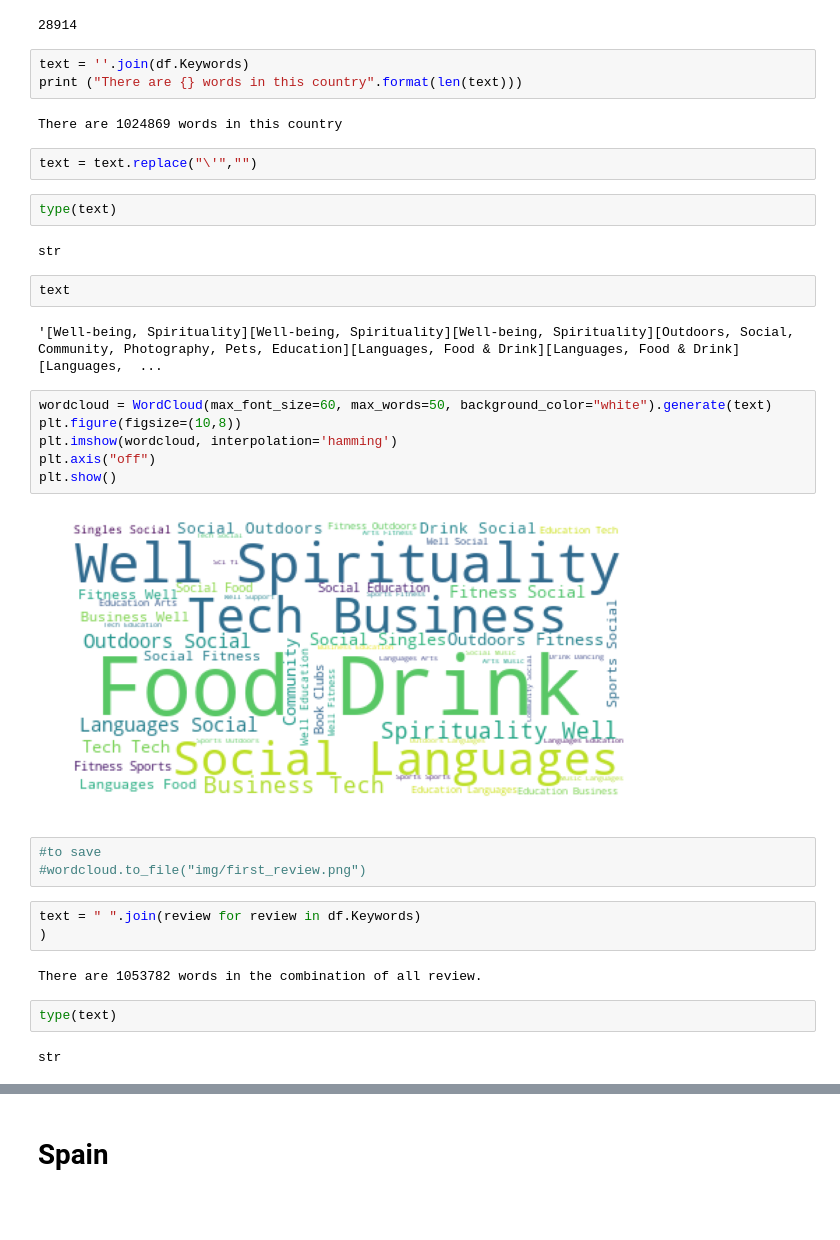
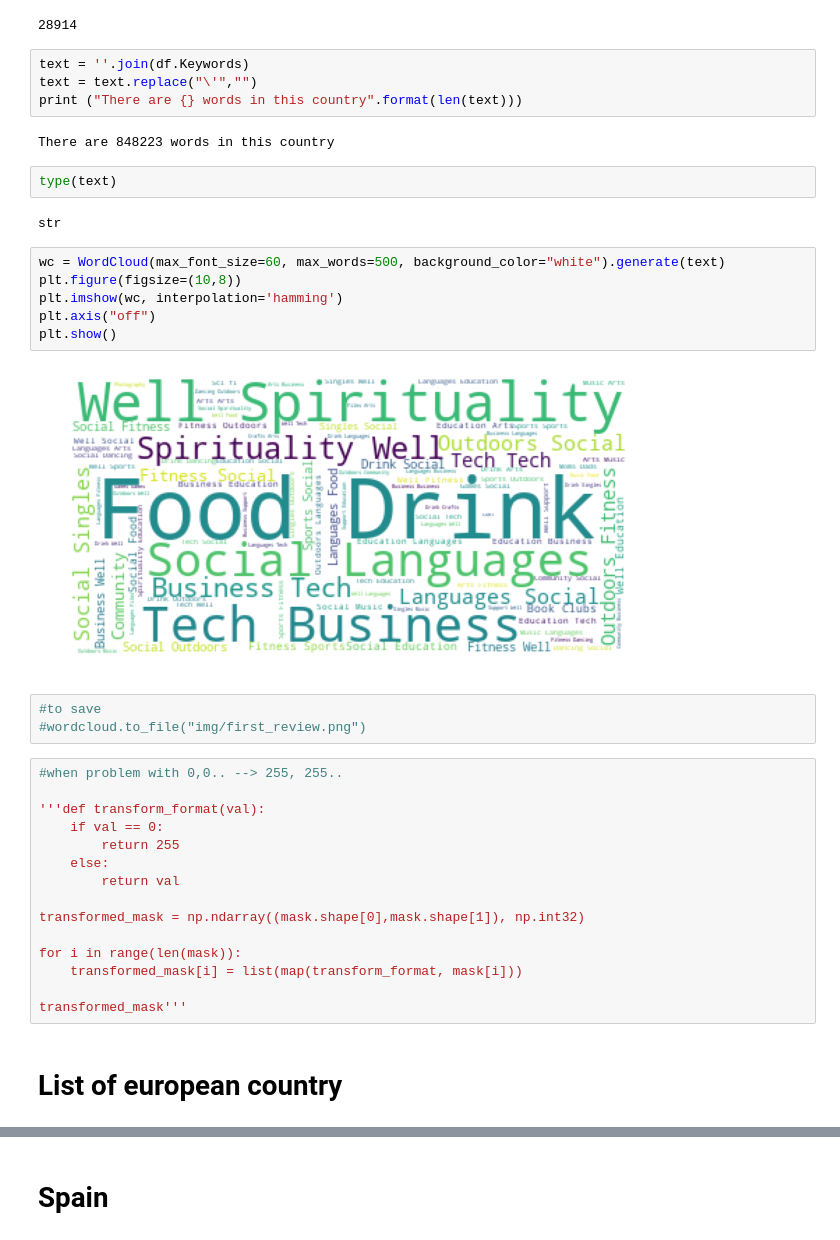
Before and after one commit to DBertazioli/ARmeetup, a Jupyter notebook: Visualizations/wordcloud_country_europe.ipynb, the cells around one changed output, grey strips where cells are left out. Saved outputs shown, nothing was run; the diff lists cells and outputs as text; blank space fills up the shorter version.

```diff
--- a/Visualizations/wordcloud_country_europe.ipynb
+++ b/Visualizations/wordcloud_country_europe.ipynb
@@ -22,36 +23,39 @@ len(df)
 28914
 # %%
 text = ''.join(df.Keywords)
+text = text.replace("\'","")
 print ("There are {} words in this country".format(len(text)))
 # %% [output]
-There are 1024869 words in this country
+There are 848223 words in this country
-# %%
-text = text.replace("\'","")
 # %%
 type(text)
 # %% [output]
 str
-# %%
-text
-# %% [output]
-'[Well-being, Spirituality][Well-being, Spirituality][Well-being, Spirituality][Outdoors, Social, Community, Photography, Pets, Education][Languages, Food & Drink][Languages, Food & Drink][Languages,  ...
 # %%
-wordcloud = WordCloud(max_font_size=60, max_words=50, background_color="white").generate(text)
+wc = WordCloud(max_font_size=60, max_words=500, background_color="white").generate(text)
 plt.figure(figsize=(10,8))
-plt.imshow(wordcloud, interpolation='hamming')
+plt.imshow(wc, interpolation='hamming')
 plt.axis("off")
 plt.show()
 # %% [output]
-[figure, old version]
+[figure, new version]
 # %%
 #to save
 #wordcloud.to_file("img/first_review.png")
-# %%
-text = " ".join(review for review in df.Keywords)
-)
-# %% [output]
-There are 1053782 words in the combination of all review.
-# %%
-type(text)
-# %% [output]
-str
+# %%
+#when problem with 0,0.. --> 255, 255..
+
+'''def transform_format(val):
+    if val == 0:
+        return 255
+    else:
+        return val
+
+transformed_mask = np.ndarray((mask.shape[0],mask.shape[1]), np.int32)
+
+for i in range(len(mask)):
+    transformed_mask[i] = list(map(transform_format, mask[i]))
+
+transformed_mask'''
+# %% [markdown]
+# List of european country
```
Also changed, not shown: parts of 51 cells of this notebook, 10 other files.
